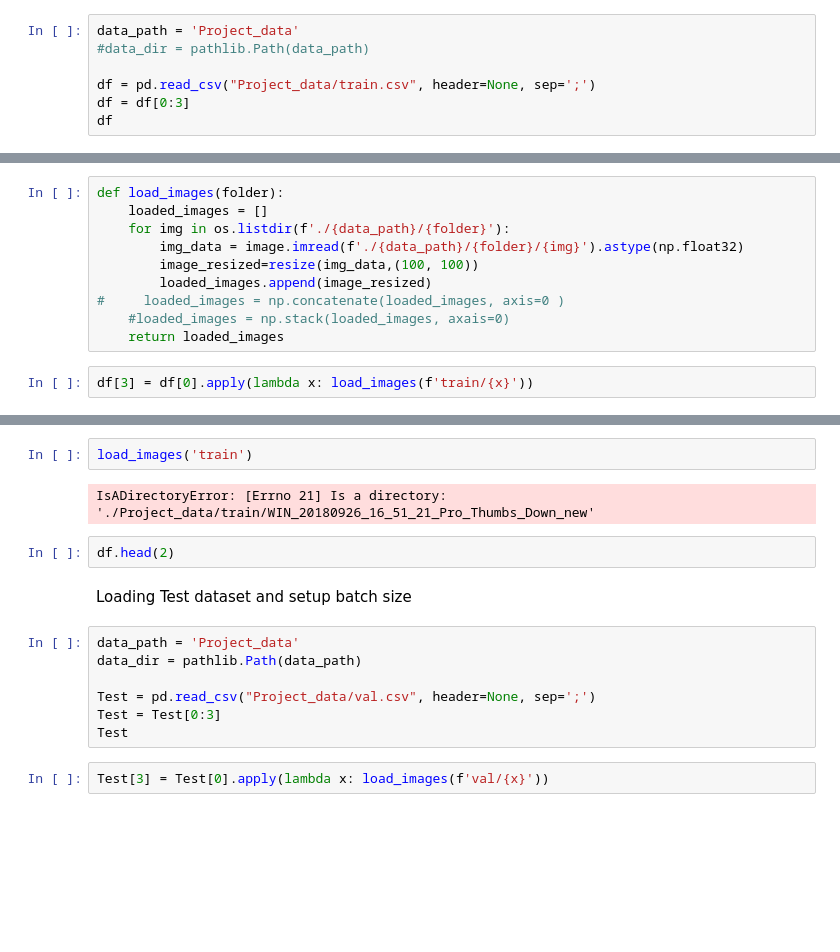
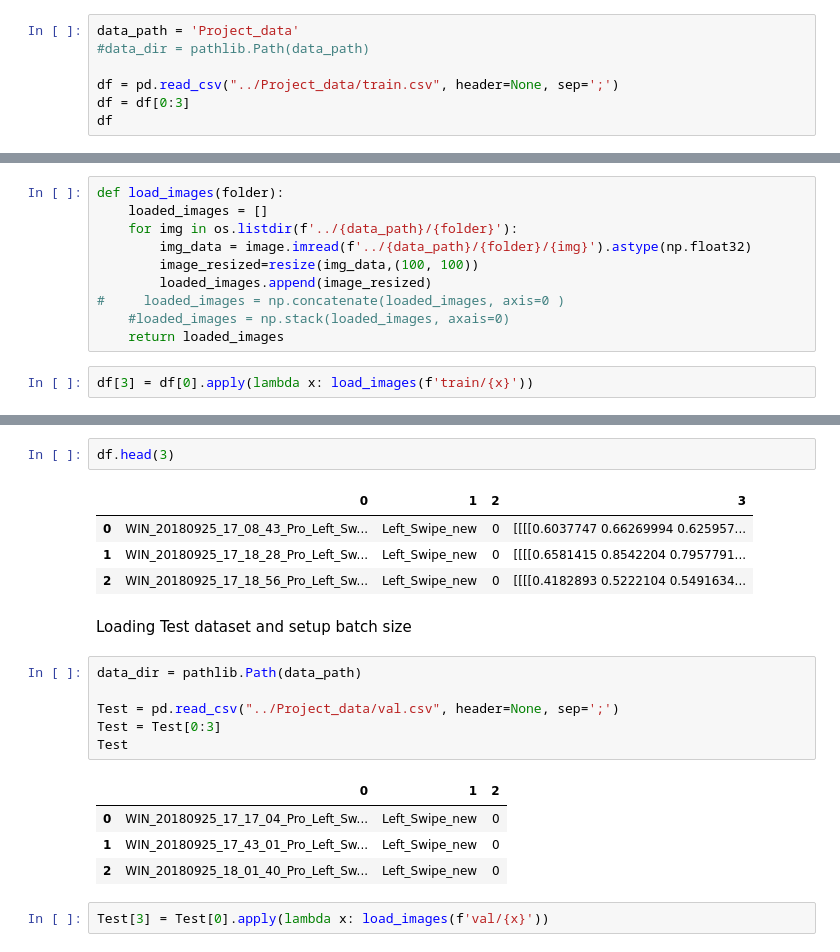
Before and after one commit to Gaahou/MMAI-894-Team-College, a Jupyter notebook: experiment/Tryout3_Gesture Recognition_Shuyi.ipynb, the cells around one changed output, grey strips where cells are left out. Drawn from its saved outputs; the diff is of its cells as text; blank space fills up the shorter version.

Commit message:
fix path issue

```diff
--- a/experiment/Tryout3_Gesture Recognition_Shuyi.ipynb
+++ b/experiment/Tryout3_Gesture Recognition_Shuyi.ipynb
@@ -90,7 +90,7 @@ Loading train dataset
 data_path = 'Project_data'
 #data_dir = pathlib.Path(data_path)
 
-df = pd.read_csv("Project_data/train.csv", header=None, sep=';')
+df = pd.read_csv("../Project_data/train.csv", header=None, sep=';')
 df = df[0:3]
 df
 # %% [output]
@@ -101,8 +101,8 @@ df
 # %%
 def load_images(folder):
     loaded_images = []
-    for img in os.listdir(f'./{data_path}/{folder}'):
-        img_data = image.imread(f'./{data_path}/{folder}/{img}').astype(np.float32)
+    for img in os.listdir(f'../{data_path}/{folder}'):
+        img_data = image.imread(f'../{data_path}/{folder}/{img}').astype(np.float32)
         image_resized=resize(img_data,(100, 100))
         loaded_images.append(image_resized)
 #     loaded_images = np.concatenate(loaded_images, axis=0 )
@@ -118,18 +113,23 @@ numpydoc @ file:///tmp/build/80754af9/numpydoc_1605117425582/work
-# %%
-load_images('train')
-# %% [output]
-IsADirectoryError: [Errno 21] Is a directory: './Project_data/train/WIN_20180926_16_51_21_Pro_Thumbs_Down_new'
 # %%
-df.head(2)
+df.head(3)
+# %% [output]
+|  | 0 | 1 | 2 | 3 |
+| 0 | WIN_20180925_17_08_43_Pro_Left_Sw... | Left_Swipe_new | 0 | [[[[0.6037747 0.66269994 0.625957... |
+| 1 | WIN_20180925_17_18_28_Pro_Left_Sw... | Left_Swipe_new | 0 | [[[[0.6581415 0.8542204 0.7957791... |
+| 2 | WIN_20180925_17_18_56_Pro_Left_Sw... | Left_Swipe_new | 0 | [[[[0.4182893 0.5222104 0.5491634... |
 # %% [markdown]
 Loading Test dataset and setup batch size
 # %%
-data_path = 'Project_data'
 data_dir = pathlib.Path(data_path)
 
-Test = pd.read_csv("Project_data/val.csv", header=None, sep=';')
+Test = pd.read_csv("../Project_data/val.csv", header=None, sep=';')
 Test = Test[0:3]
 Test
+# %% [output]
+|  | 0 | 1 | 2 |
+| 0 | WIN_20180925_17_17_04_Pro_Left_Sw... | Left_Swipe_new | 0 |
+| 1 | WIN_20180925_17_43_01_Pro_Left_Sw... | Left_Swipe_new | 0 |
+| 2 | WIN_20180925_18_01_40_Pro_Left_Sw... | Left_Swipe_new | 0 |
 # %%
 Test[3] = Test[0].apply(lambda x: load_images(f'val/{x}'))
 # %%
```
Also changed, not shown: parts of 2 cells of this notebook, 1 other file.
